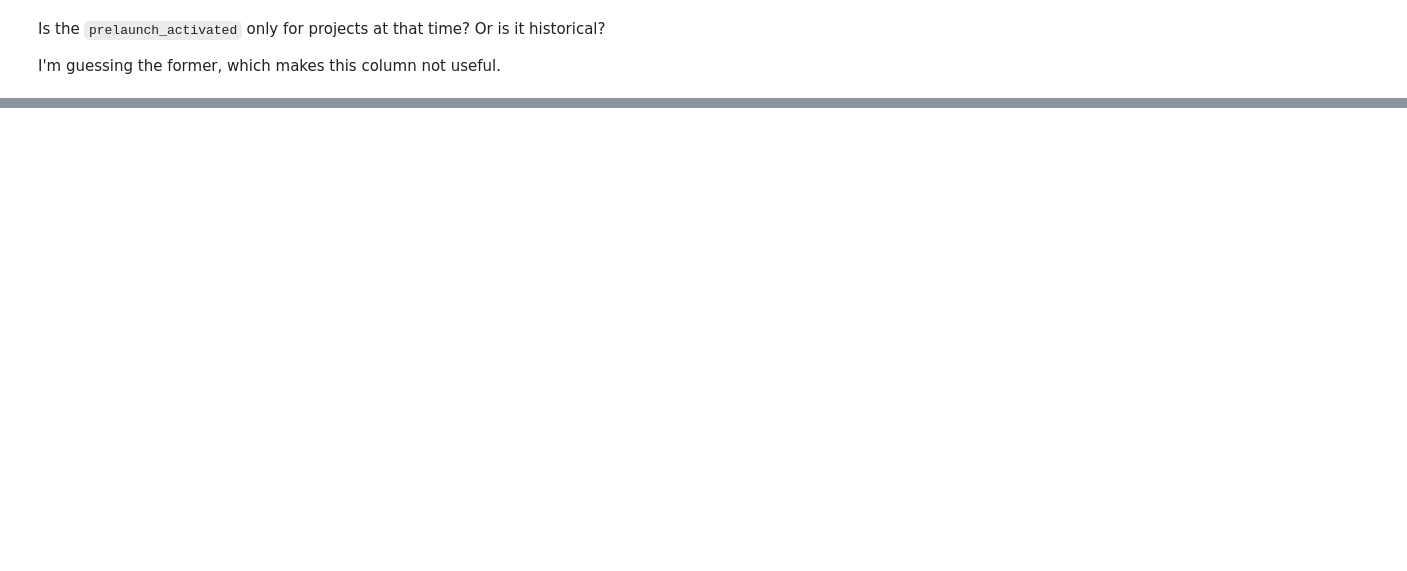
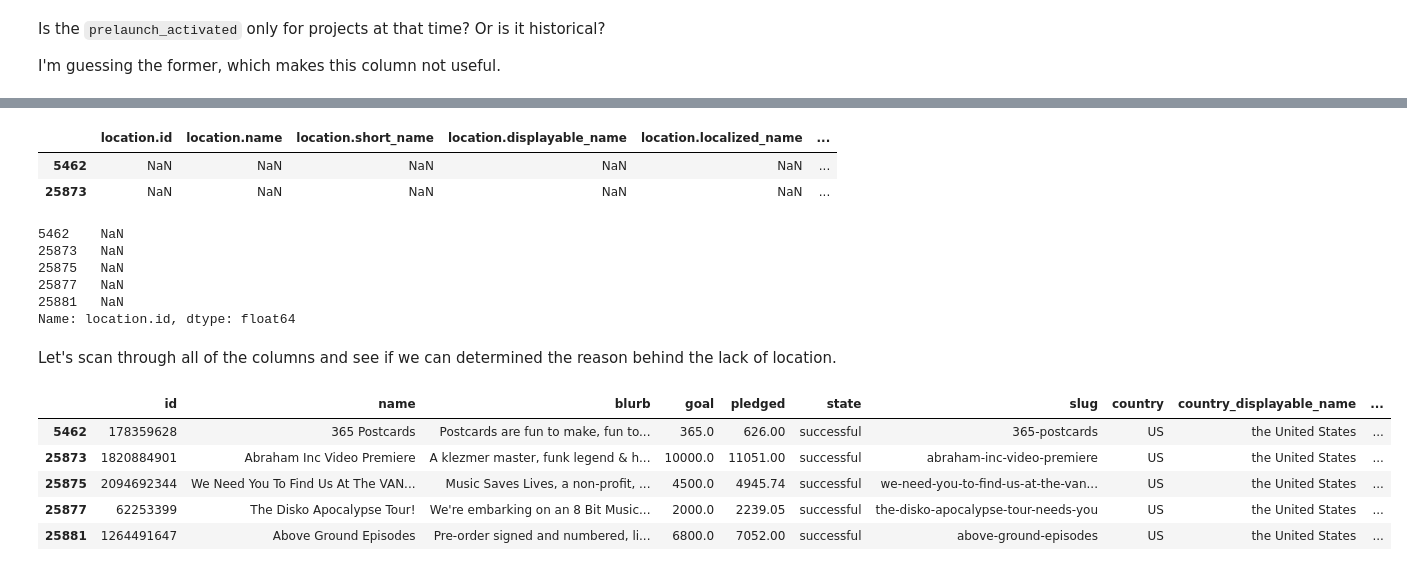
Before and after one commit to blue-santa/kickstarter-campaign-analysis, a Jupyter notebook: project-files/02-data-wrangling/01-00-kickstarter-data-wrangling.ipynb, the cells around one changed output, grey strips where cells are left out. Saved outputs shown, nothing was run; the diff lists cells and outputs as text; code cells hidden in the pictures; blank space fills up the shorter version.

```diff
--- a/project-files/02-data-wrangling/01-00-kickstarter-data-wrangling.ipynb
+++ b/project-files/02-data-wrangling/01-00-kickstarter-data-wrangling.ipynb
@@ -647,0 +1064,4 @@ The `source_url` gives us information about categories on Kickstarter. We can la
+# %%
+df.loc[:, 'creator.partner_badge'] = False
+# %%
+df.loc[temp_idx, 'creator.partner_badge'] = True
@@ -647,0 +1078,33 @@ The `source_url` gives us information about categories on Kickstarter. We can la
+# %%
+df = df.drop(columns=['location.slug'])
+# %%
+# Create a subset and test it
+df[df['location.id'].isna()][['location.id','location.name','location.short_name','location.displayable_name', 'location.localized_name', 'location.country','location.state','location.type','location.is_root','location.expanded_country']].head(2)
+# %% [output]
+|  | location.id | location.name | location.short_name | location.displayable_name | location.localized_name | ... |
+| 5462 | NaN | NaN | NaN | NaN | NaN | ... |
+| 25873 | NaN | NaN | NaN | NaN | NaN | ... |
+# %%
+# Capture the index of this subset
+temp_idx = df[df['location.id'].isna()][['location.id','location.name','location.short_name','location.displayable_name', 'location.localized_name', 'location.country','location.state','location.type','location.is_root','location.expanded_country']].index
+# %%
+# Test the index
+df.loc[temp_idx, 'location.id'].head()
+# %% [output]
+5462    NaN
+25873   NaN
+25875   NaN
+25877   NaN
+25881   NaN
+Name: location.id, dtype: float64
+# %% [markdown]
+Let's scan through all of the columns and see if we can determined the reason behind the lack of location.
+# %%
+df.loc[temp_idx, 'id':'launched_at'].head(5)
+# %% [output]
+|  | id | name | blurb | goal | pledged | state | slug | country | country_displayable_name | ... |
+| 5462 | 178359628 | 365 Postcards | Postcards are fun to make, fun to... | 365.0 | 626.00 | successful | 365-postcards | US | the United States | ... |
+| 25873 | 1820884901 | Abraham Inc Video Premiere | A klezmer master, funk legend & h... | 10000.0 | 11051.00 | successful | abraham-inc-video-premiere | US | the United States | ... |
+| 25875 | 2094692344 | We Need You To Find Us At The VAN... | Music Saves Lives, a non-profit, ... | 4500.0 | 4945.74 | successful | we-need-you-to-find-us-at-the-van... | US | the United States | ... |
+| 25877 | 62253399 | The Disko Apocalypse Tour! | We're embarking on an 8 Bit Music... | 2000.0 | 2239.05 | successful | the-disko-apocalypse-tour-needs-you | US | the United States | ... |
+| 25881 | 1264491647 | Above Ground Episodes | Pre-order signed and numbered, li... | 6800.0 | 7052.00 | successful | above-ground-episodes | US | the United States | ... |
```
Also changed, not shown: parts of 145 cells of this notebook.
